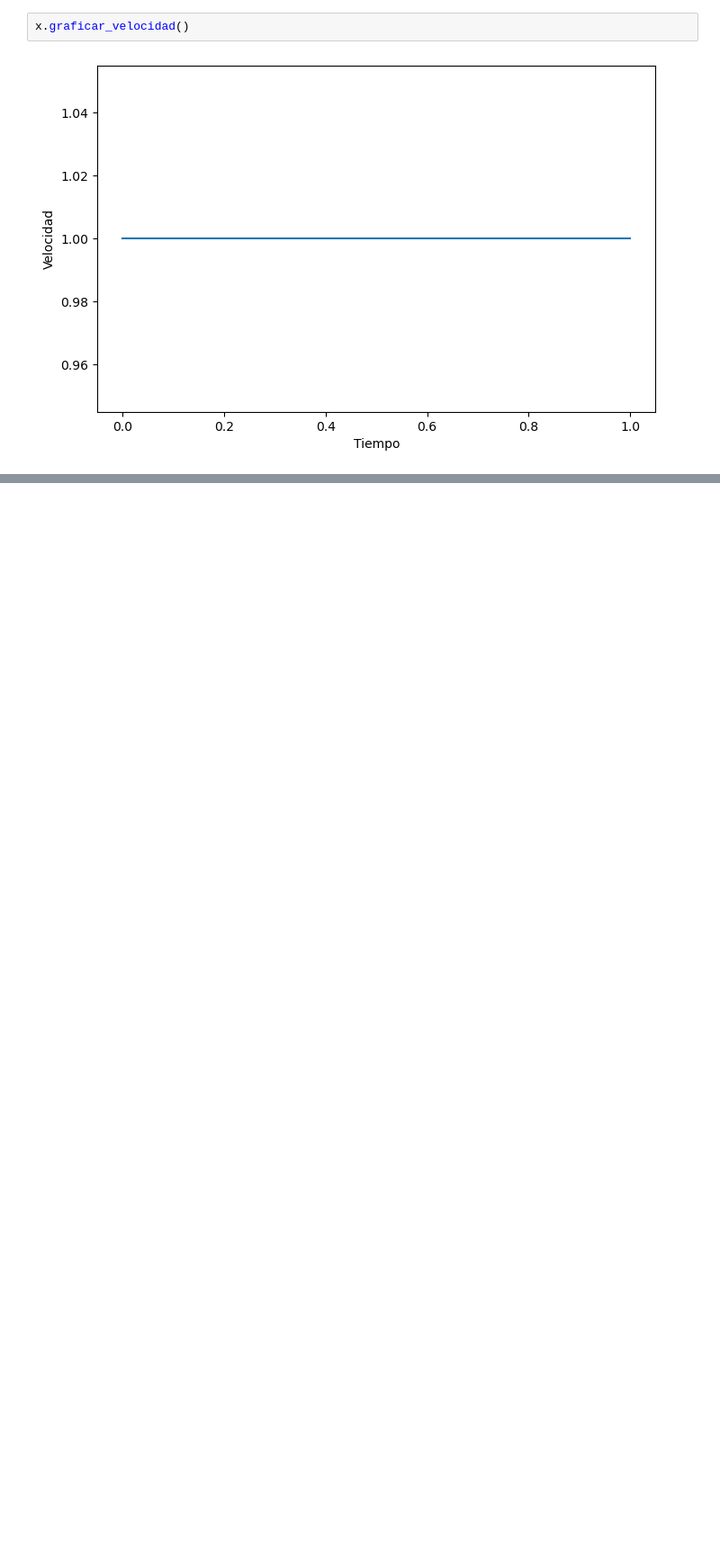
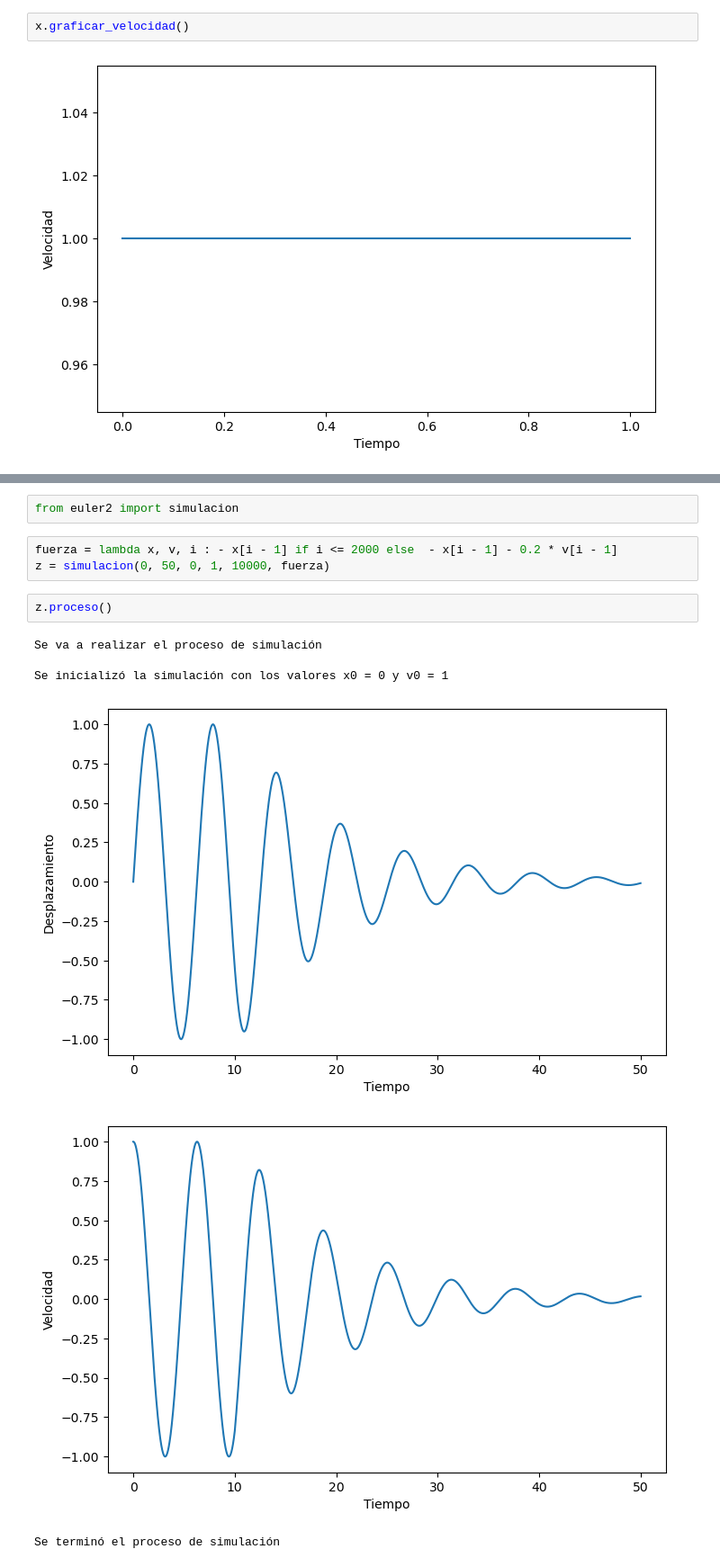
Before and after one commit to tri-ntropy/python.course.ds, a Jupyter notebook: Notas de la Clase/Bloque 8 - POO.ipynb, the cells around one changed output, grey strips where cells are left out. Shown at 90% size. Saved outputs shown, nothing was run; the diff lists cells and outputs as text; blank space fills up the shorter version.

```diff
--- a/Notas de la Clase/Bloque 8 - POO.ipynb
+++ b/Notas de la Clase/Bloque 8 - POO.ipynb
@@ -246,0 +250,14 @@ Proceso finalizado
+# %%
+from euler2 import simulacion
+# %%
+fuerza = lambda x, v, i : - x[i - 1] if i <= 2000 else  - x[i - 1] - 0.2 * v[i - 1]
+z = simulacion(0, 50, 0, 1, 10000, fuerza)
+# %%
+z.proceso()
+# %% [output]
+Se va a realizar el proceso de simulación
+
+Se inicializó la simulación con los valores x0 = 0 y v0 = 1
+[figure, added]
+[figure, added]
+Se terminó el proceso de simulación
```
Also changed, not shown: parts of 24 cells of this notebook, 2 other files.
